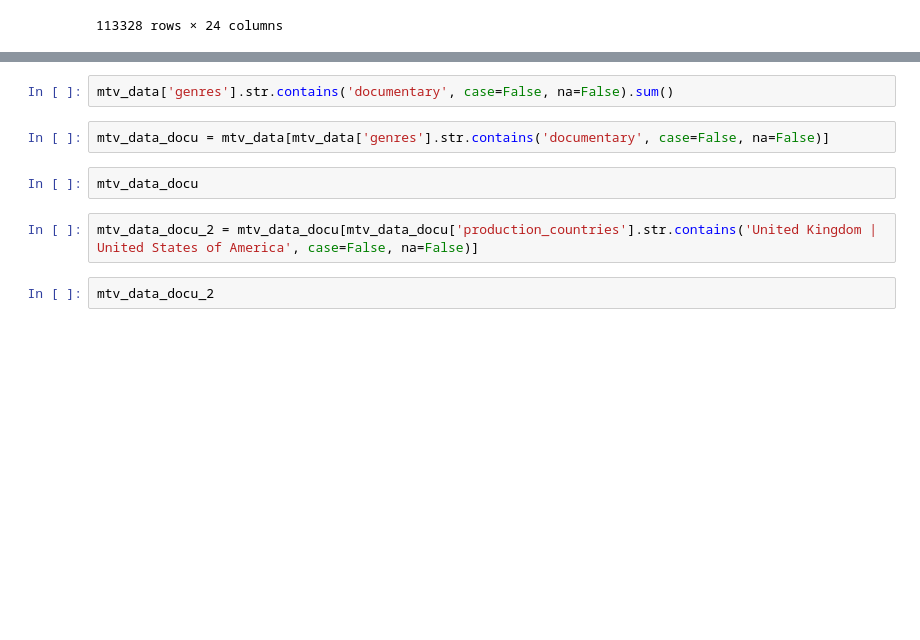
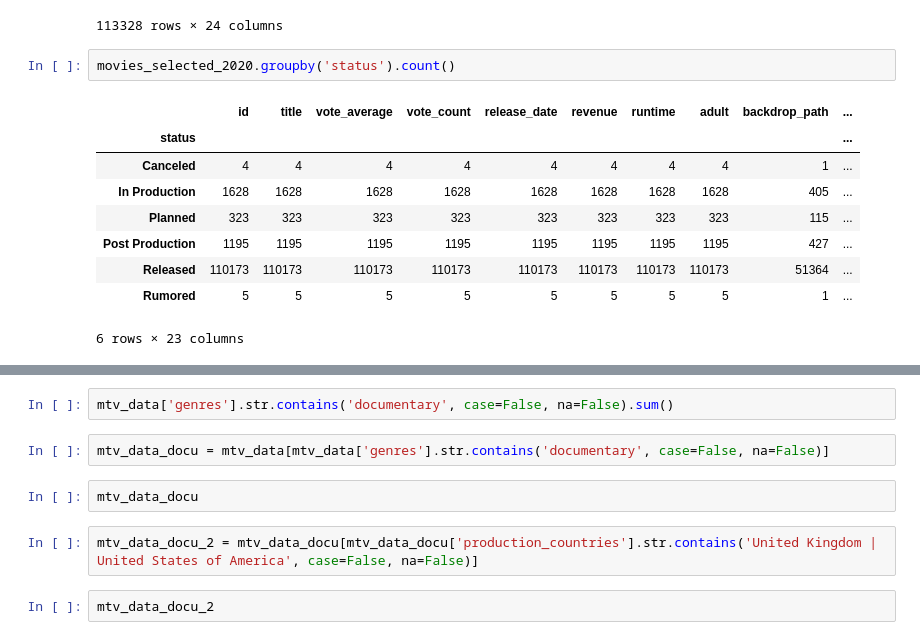
Before and after one commit to agargya123/movie_genre_analysis, a Jupyter notebook: MKT566.ipynb, the cells around one changed output, grey strips where cells are left out. Drawn from its saved outputs; the diff is of its cells as text; blank space fills up the shorter version.

```diff
--- a/MKT566.ipynb
+++ b/MKT566.ipynb
@@ -235,3 +202,15 @@ movies_selected_2020
 | 998218 | 662720 | Rêve pavillonnaire, les dessous d... | 0.000 | 0 | Released | 2020-01-06 | 0 | 0 | False | ... |
 | 998220 | 662723 | Danur 4: Senjakala | 0.000 | 0 | In Production | 2023-12-21 | 0 | 0 | False | ... |
 113328 rows × 24 columns
+# %%
+movies_selected_2020.groupby('status').count()
+# %% [output]
+|  | id | title | vote_average | vote_count | release_date | revenue | runtime | adult | backdrop_path | ... |
+| status |  |  |  |  |  |  |  |  |  | ... |
+| Canceled | 4 | 4 | 4 | 4 | 4 | 4 | 4 | 4 | 1 | ... |
+| In Production | 1628 | 1628 | 1628 | 1628 | 1628 | 1628 | 1628 | 1628 | 405 | ... |
+| Planned | 323 | 323 | 323 | 323 | 323 | 323 | 323 | 323 | 115 | ... |
+| Post Production | 1195 | 1195 | 1195 | 1195 | 1195 | 1195 | 1195 | 1195 | 427 | ... |
+| Released | 110173 | 110173 | 110173 | 110173 | 110173 | 110173 | 110173 | 110173 | 51364 | ... |
+| Rumored | 5 | 5 | 5 | 5 | 5 | 5 | 5 | 5 | 1 | ... |
+6 rows × 23 columns
```
Also changed, not shown: parts of 11 cells of this notebook.
